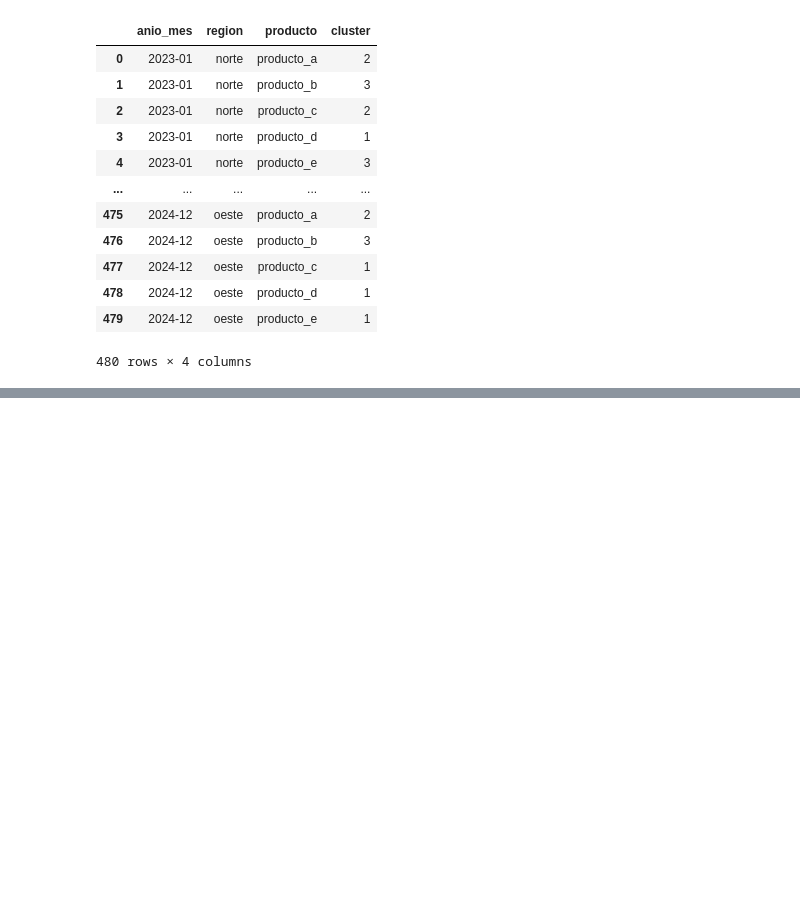
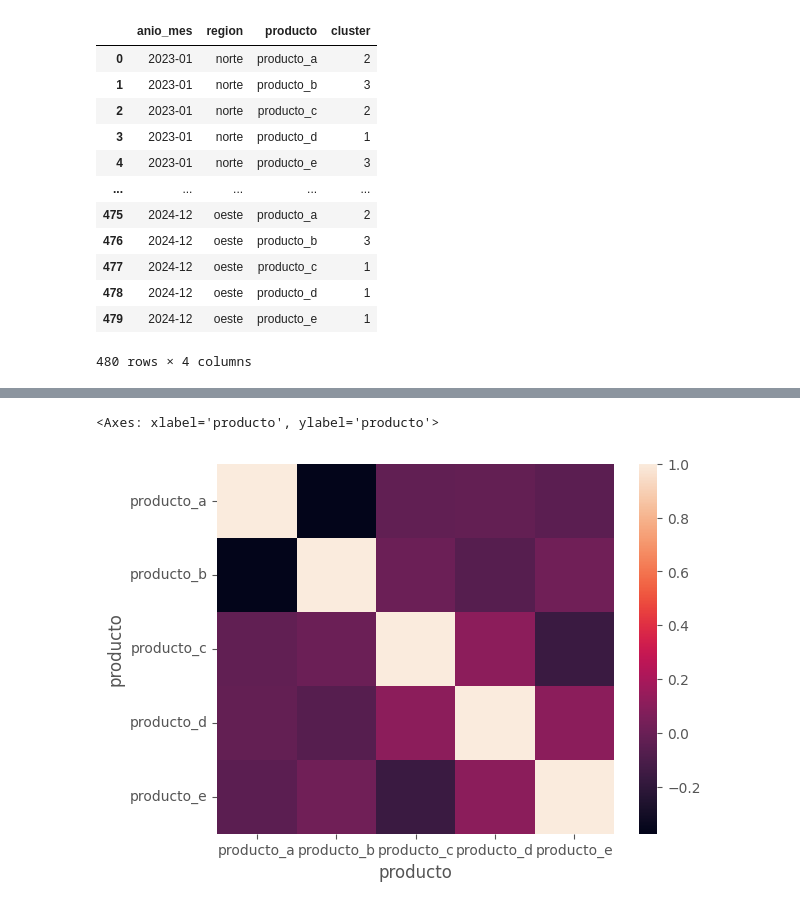
Before and after one commit to ediaznav/caso_practico_gsalinas, a Jupyter notebook: notebooks/draf_analytics.ipynb, the cells around one changed output, grey strips where cells are left out. Saved outputs shown, nothing was run; the diff lists cells and outputs as text; code cells hidden in the pictures; blank space fills up the shorter version.

```diff
--- a/notebooks/draf_analytics.ipynb
+++ b/notebooks/draf_analytics.ipynb
@@ -12,5 +12,5 @@ from src.dash import *
 # %%
-DATA_CLEAN_DIRECTORY = "./data/clean/"
+DATA_CLEAN_DIRECTORY = "../data/clean/"
 
 VENTAS_FILE = "data_agg_ventas.csv"
 CLIENTES_FILE = "data_agg_clientes.csv"
@@ -141,0 +153,6 @@ cluster_df
+# %%
+sns.heatmap(df.pivot_table(index = "fecha", columns = "producto",
+               aggfunc = np.sum, values = "ventas").corr())
+# %% [output]
+<Axes: xlabel='producto', ylabel='producto'>
+[figure, added]
```
Also changed, not shown: parts of 2 cells of this notebook, 4 other files.
